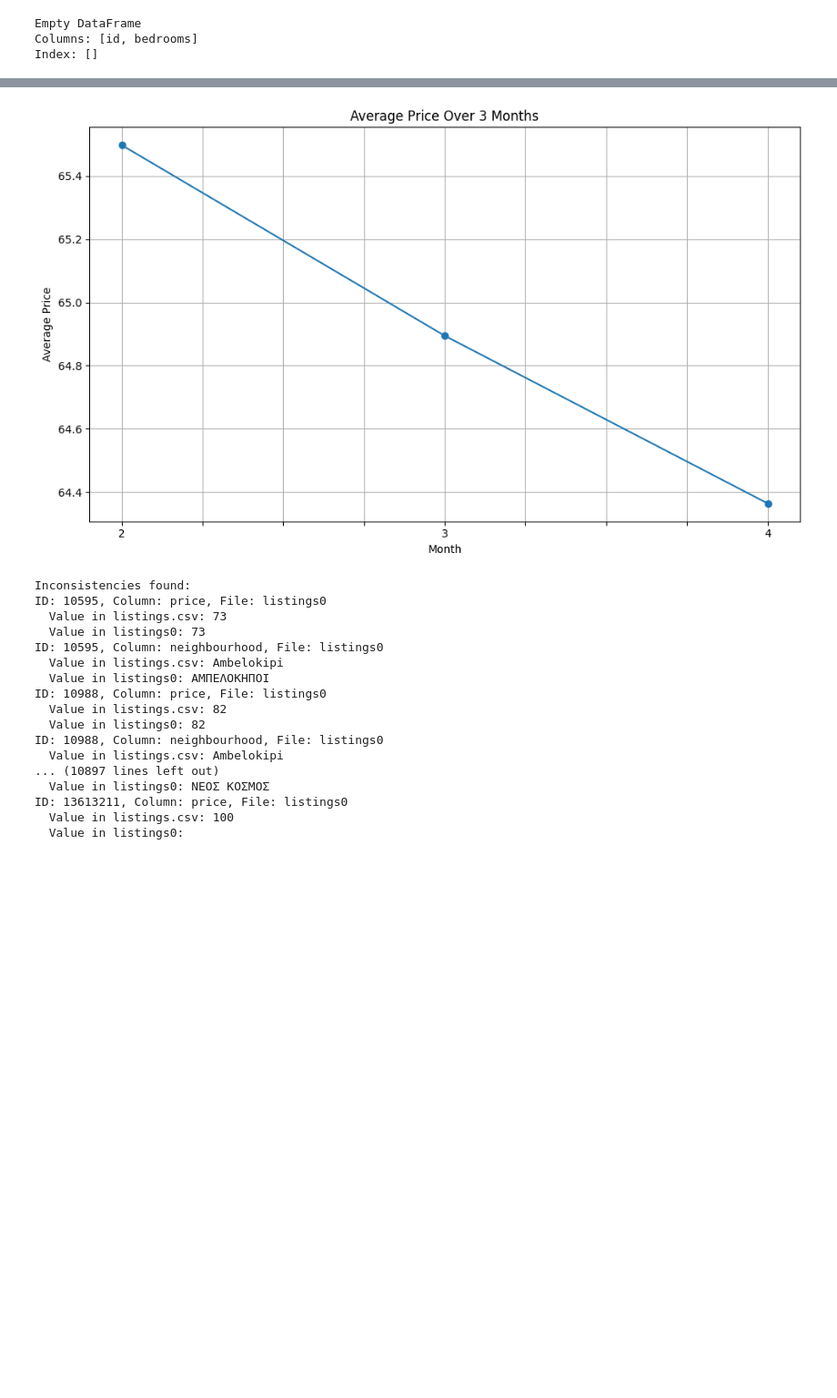
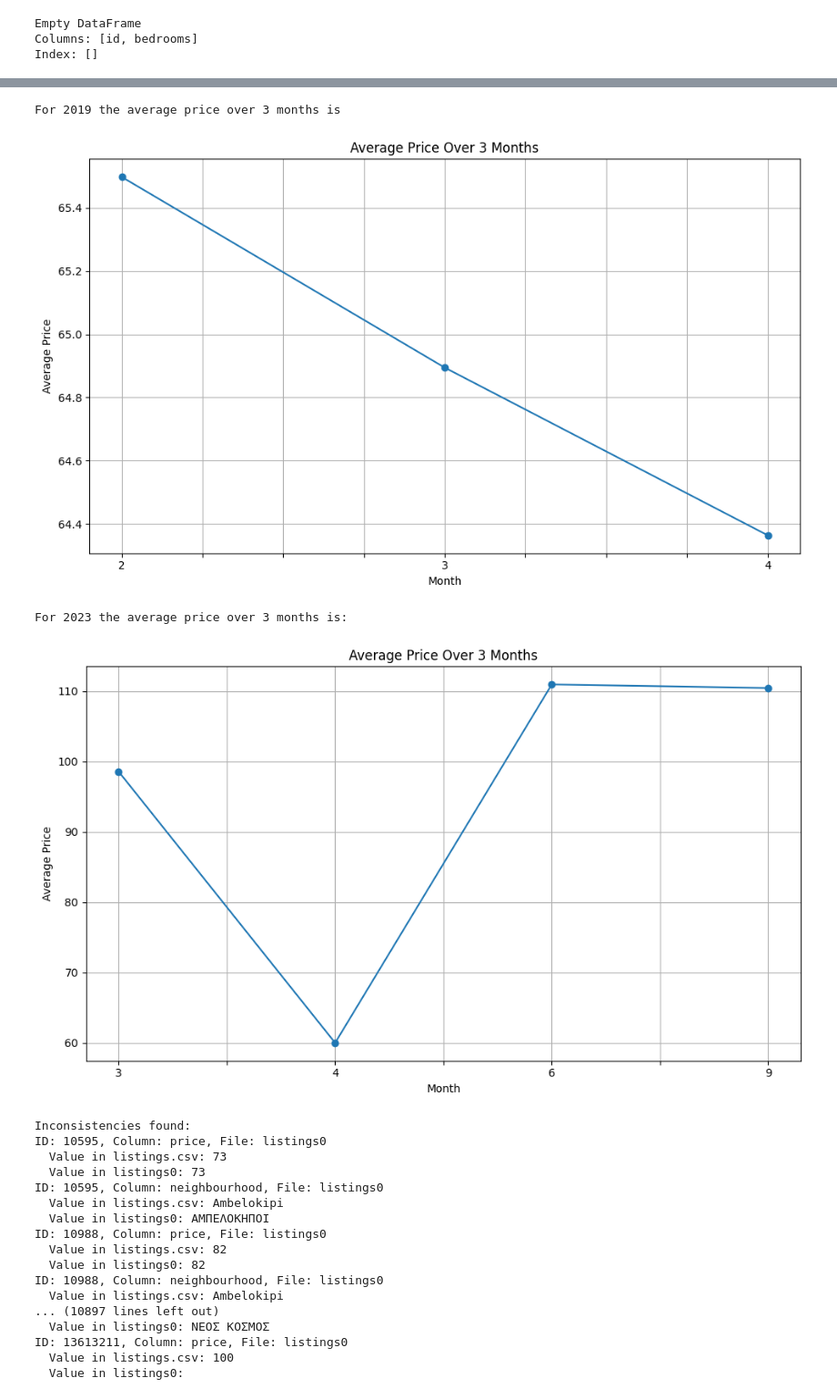
Before and after one commit to vaggeliskg/Data-Mining-Techniques-Project1, a Jupyter notebook: data_exploration.ipynb, the cells around one changed output, grey strips where cells are left out. Shown at 91% size. Saved outputs shown, nothing was run; the diff lists cells and outputs as text; code cells hidden in the pictures; blank space fills up the shorter version.

```diff
--- a/data_exploration.ipynb
+++ b/data_exploration.ipynb
@@ -144,38 +147,51 @@ Entire home/apt
 # %%
-# 1.2
-df_combined['last_scraped'] = pd.to_datetime(df_combined['last_scraped'])
+# Question 1.2
 
-# Extract month from date
-df_combined['month'] = df_combined['last_scraped'].dt.month.astype('category')
-# Clean the 'price' column by removing commas and dollar signs
-df_combined['price'] = df_combined['price'].astype(str).str.replace(',', '').str.replace('$', '')
+def average_price(df_combined, output_csv_path):
+    df_combined['last_scraped'] = pd.to_datetime(df_combined['last_scraped'])
 
-# Convert the 'price' column to float
-df_combined['price'] = df_combined['price'].astype(float)
-# Continue with the previous steps to calculate the monthly average price
+    # Extract month from date
+    df_combined['month'] = df_combined['last_scraped'].dt.month.astype('category')
+    # Clean the 'price' column by removing commas and dollar signs
+    df_combined['price'] = df_combined['price'].astype(str).str.replace(',', '').str.replace('$', '')
 
-# Group by month and calculate average price
-monthly_avg_price = df_combined.groupby('month')['price'].mean()
+    # Convert the 'price' column to float
+    df_combined['price'] = df_combined['price'].astype(float)
+    # Continue with the previous steps to calculate the monthly average price
 
-# Plotting
-plt.figure(figsize=(10, 6))
-monthly_avg_price.plot(marker='o', linestyle='-')
+    # Group by month and calculate average price
+    monthly_avg_price = df_combined.groupby('month')['price'].mean()
 
-# Set labels and title
-plt.xlabel('Month')
-plt.ylabel('Average Price')
-plt.title('Average Price Over 3 Months')
+    # Plotting
+    plt.figure(figsize=(10, 6))
+    monthly_avg_price.plot(marker='o', linestyle='-')
 
-# Show grid
-plt.grid(True)
+    # Set labels and title
+    plt.xlabel('Month')
+    plt.ylabel('Average Price')
+    plt.title('Average Price Over 3 Months')
 
-# Show plot
-plt.tight_layout()
-plt.show()
+    # Show grid
+    plt.grid(True)
 
-df_combined.to_csv(output_csv_path, index=False)
+    # Show plot
+    plt.tight_layout()
+    plt.show()
+
+    df_combined.to_csv(output_csv_path, index=False)
+
+# Year 2019
+print("For 2019 the average price over 3 months is")
+average_price(df_combined_2019, output_csv_path_2019)
+
+# Year 2023
+print("\nFor 2023 the average price over 3 months is:")
+average_price(df_combined_2023, output_csv_path_2023)
 # %% [output]
+For 2019 the average price over 3 months is
 [figure]
+For 2023 the average price over 3 months is:
+[figure, added]
 # %%
 # Define the list of file paths with directory prefix
 file_paths = ['data/2019/april/listings.csv', 'data/2019/april/listings0.csv',
```
Also changed, not shown: parts of 9 cells of this notebook.
